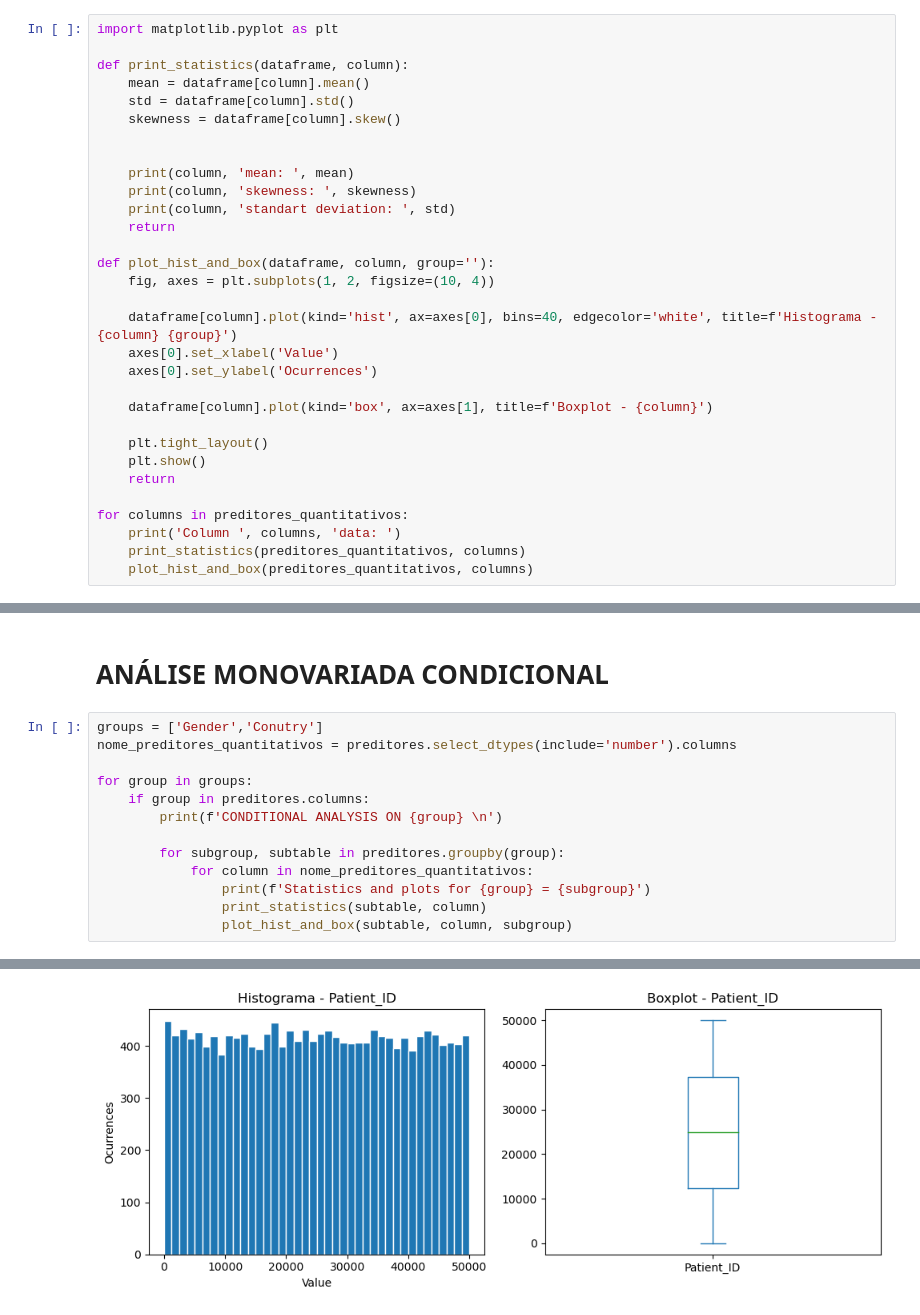
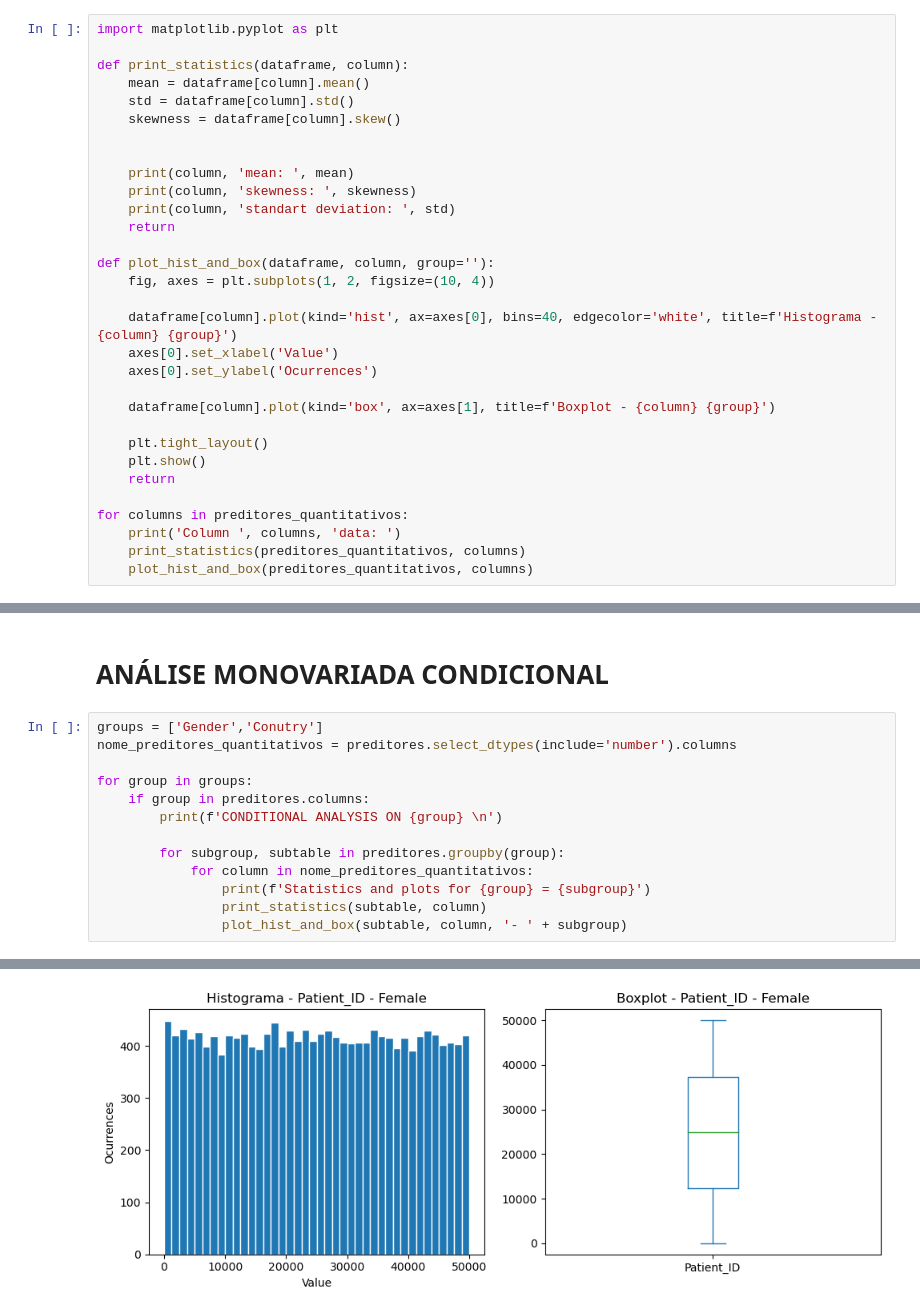
Before and after one commit to alissonjsb4/applied-computational-intelligence, a Jupyter notebook: homework1.ipynb, the cells around one changed output, grey strips where cells are left out. Drawn from its saved outputs; the diff is of its cells as text.

```diff
--- a/homework1.ipynb
+++ b/homework1.ipynb
@@ -169,7 +169,7 @@ def plot_hist_and_box(dataframe, column, group=''):
     axes[0].set_xlabel('Value')
     axes[0].set_ylabel('Ocurrences')
 
-    dataframe[column].plot(kind='box', ax=axes[1], title=f'Boxplot - {column}')
+    dataframe[column].plot(kind='box', ax=axes[1], title=f'Boxplot - {column} {group}')
 
     plt.tight_layout()
     plt.show()
@@ -216,24 +216,24 @@ Waist_Circumference_cm standart deviation:  23.086578693652626
 # %%
 groups = ['Gender','Conutry']
 nome_preditores_quantitativos = preditores.select_dtypes(include='number').columns
 
 for group in groups:
     if group in preditores.columns:
         print(f'CONDITIONAL ANALYSIS ON {group} \n')
 
         for subgroup, subtable in preditores.groupby(group):
             for column in nome_preditores_quantitativos:
                 print(f'Statistics and plots for {group} = {subgroup}')
                 print_statistics(subtable, column)
-                plot_hist_and_box(subtable, column, subgroup)
+                plot_hist_and_box(subtable, column, '- ' + subgroup)
 # %% [output]
 CONDITIONAL ANALYSIS ON Gender
 
 Statistics and plots for Gender = Female
 Patient_ID mean:  24903.39608551641
 Patient_ID skewness:  0.003780090177287323
 Patient_ID standart deviation:  14448.862980805234
-[figure, old version]
+[figure, new version]
 Statistics and plots for Gender = Female
 Age mean:  54.00632411067194
 Age skewness:  0.003206631667040052
```
Also changed, not shown: parts of 1 cell of this notebook.
